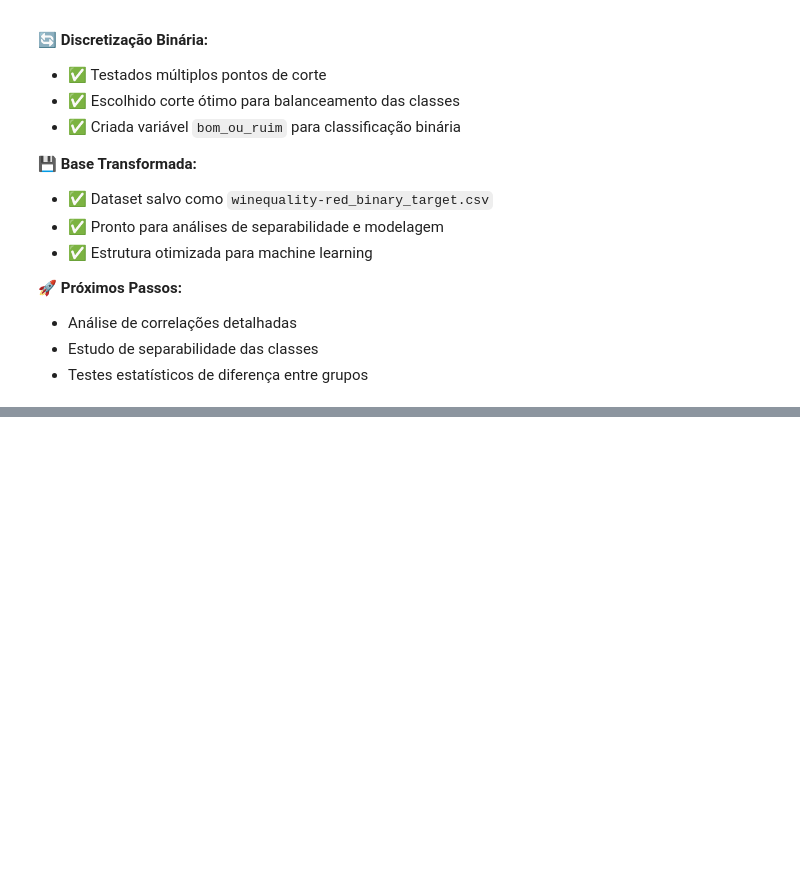
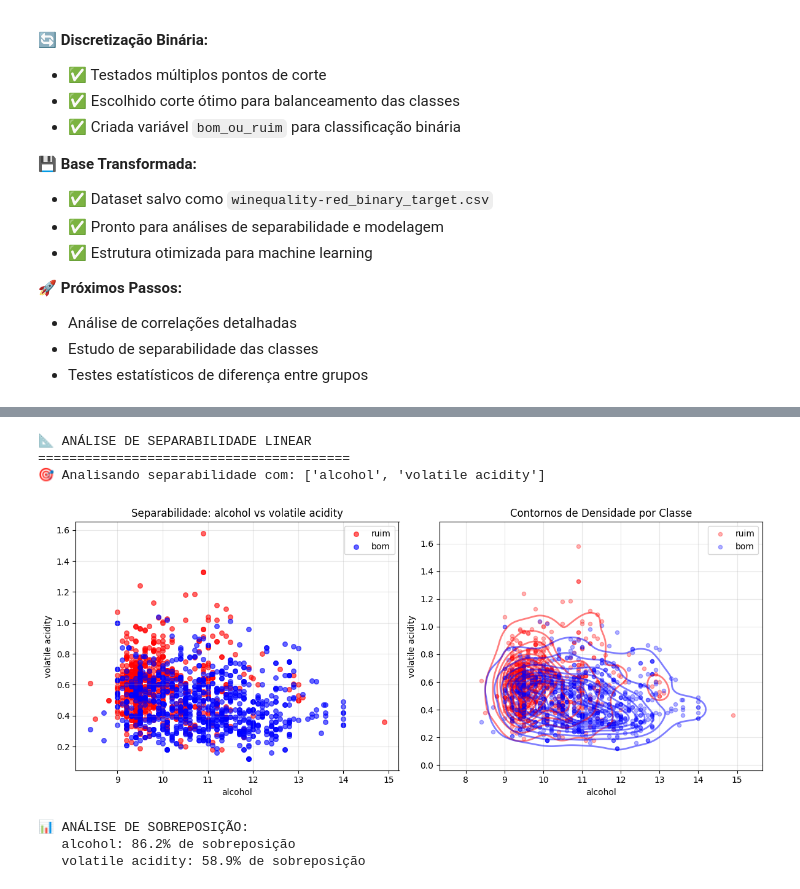
Before and after one commit to Guilherme0202PM/wine-data-science-case, a Jupyter notebook: Case_vinhos.ipynb, the cells around one changed output, grey strips where cells are left out. Saved outputs shown, nothing was run; the diff lists cells and outputs as text; code cells hidden in the pictures; blank space fills up the shorter version.

```diff
--- a/Case_vinhos.ipynb
+++ b/Case_vinhos.ipynb
@@ -891,0 +1118,76 @@ print(df_verificacao.head(3))
+# %%
+# Análise de separabilidade através de combinações de features
+print("📐 ANÁLISE DE SEPARABILIDADE LINEAR")
+print("="*40)
+
+# Testar separabilidade com as 2 features mais correlacionadas
+top_2_features = important_features[:2]
+print(f"🎯 Analisando separabilidade com: {top_2_features}")
+
+# Scatterplot 2D das duas features mais importantes
+plt.figure(figsize=(12, 5))
+
+plt.subplot(1, 2, 1)
+for classe, color in [('ruim', 'red'), ('bom', 'blue')]:
+    mask = df['bom_ou_ruim'] == classe
+    plt.scatter(df[mask][top_2_features[0]],
+               df[mask][top_2_features[1]],
+               c=color, label=classe, alpha=0.6, s=30)
+
+plt.xlabel(top_2_features[0])
+plt.ylabel(top_2_features[1])
+plt.title(f'Separabilidade: {top_2_features[0]} vs {top_2_features[1]}')
+plt.legend()
+plt.grid(True, alpha=0.3)
+
+# Densidade por classe
+plt.subplot(1, 2, 2)
+for classe, color in [('ruim', 'red'), ('bom', 'blue')]:
+    mask = df['bom_ou_ruim'] == classe
+    plt.scatter(df[mask][top_2_features[0]],
+               df[mask][top_2_features[1]],
+               c=color, label=classe, alpha=0.3, s=20)
+
+# Adicionar contornos de densidade
+for classe, color in [('ruim', 'red'), ('bom', 'blue')]:
+    mask = df['bom_ou_ruim'] == classe
+    data = df[mask][top_2_features]
+    if len(data) > 10:  # Só plotar se tiver dados suficientes
+        sns.kdeplot(data=data, x=top_2_features[0], y=top_2_features[1],
+                   color=color, alpha=0.5, fill=False, linewidths=2)
+
+plt.xlabel(top_2_features[0])
+plt.ylabel(top_2_features[1])
+plt.title(f'Contornos de Densidade por Classe')
+plt.legend()
+plt.grid(True, alpha=0.3)
+
+plt.tight_layout()
+plt.show()
+
+# Avaliar sobreposição das classes
+print(f"\n📊 ANÁLISE DE SOBREPOSIÇÃO:")
+for feature in top_2_features:
+    ruim_range = (df[df['bom_ou_ruim'] == 'ruim'][feature].min(),
+                  df[df['bom_ou_ruim'] == 'ruim'][feature].max())
+    bom_range = (df[df['bom_ou_ruim'] == 'bom'][feature].min(),
+                 df[df['bom_ou_ruim'] == 'bom'][feature].max())
+
+    overlap_start = max(ruim_range[0], bom_range[0])
+    overlap_end = min(ruim_range[1], bom_range[1])
+
+    if overlap_start < overlap_end:
+        overlap_size = overlap_end - overlap_start
+        total_range = max(ruim_range[1], bom_range[1]) - min(ruim_range[0], bom_range[0])
+        overlap_pct = (overlap_size / total_range) * 100
+        print(f"   {feature}: {overlap_pct:.1f}% de sobreposição")
+    else:
+        print(f"   {feature}: 0% de sobreposição (classes separadas!)")
+# %% [output]
+📐 ANÁLISE DE SEPARABILIDADE LINEAR
+========================================
+🎯 Analisando separabilidade com: ['alcohol', 'volatile acidity']
+[figure, added]
+📊 ANÁLISE DE SOBREPOSIÇÃO:
+   alcohol: 86.2% de sobreposição
+   volatile acidity: 58.9% de sobreposição
```
Also changed, not shown: parts of 13 cells of this notebook.
